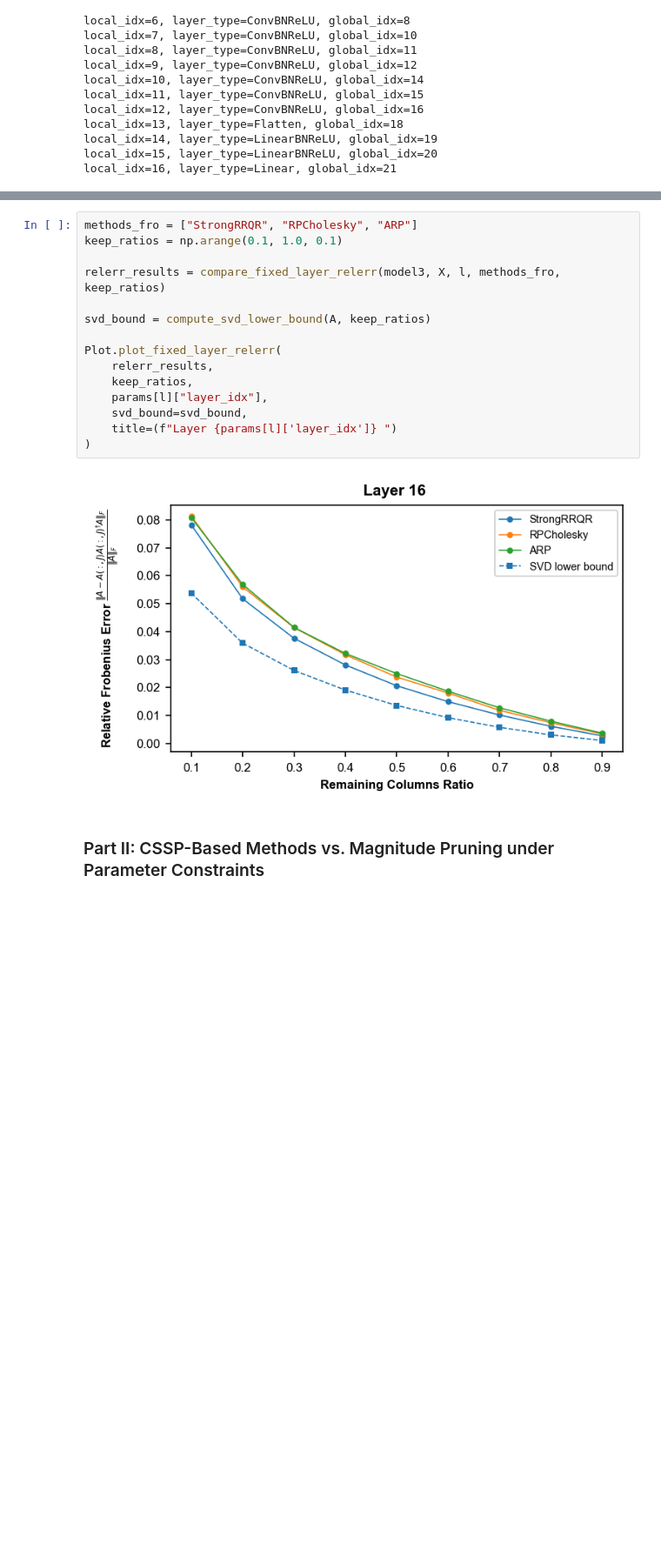
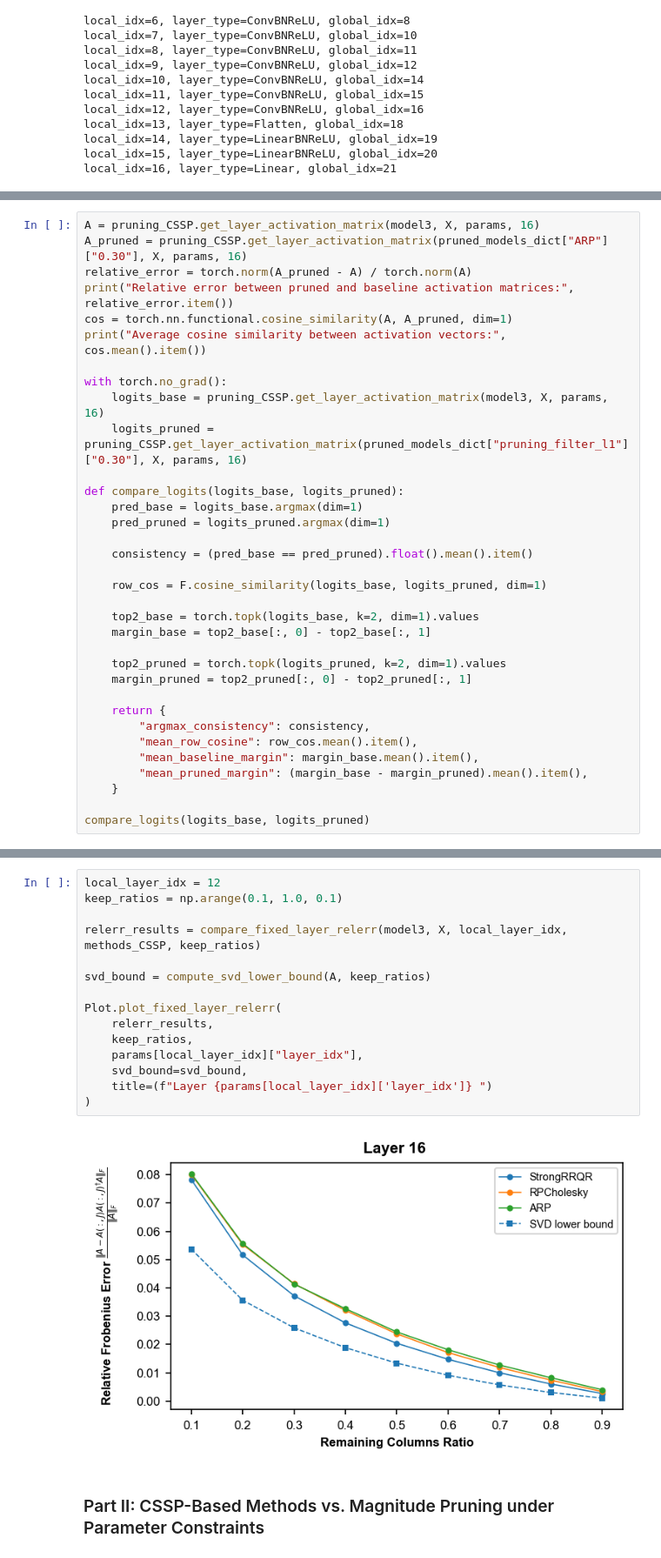
Before and after one commit to yuekai-yan/CSSP_Neural_Networks_Pruning, a Jupyter notebook: CIFAR10.ipynb, the cells around one changed output, grey strips where cells are left out. Shown at 87% size. Drawn from its saved outputs; the diff is of its cells as text; blank space fills up the shorter version.

```diff
--- a/CIFAR10.ipynb
+++ b/CIFAR10.ipynb
@@ -327,0 +386,34 @@ Plot.plot_singular_value_spectrum(
+# %%
+A = pruning_CSSP.get_layer_activation_matrix(model3, X, params, 16)
+A_pruned = pruning_CSSP.get_layer_activation_matrix(pruned_models_dict["ARP"]["0.30"], X, params, 16)
+relative_error = torch.norm(A_pruned - A) / torch.norm(A)
+print("Relative error between pruned and baseline activation matrices:", relative_error.item())
+cos = torch.nn.functional.cosine_similarity(A, A_pruned, dim=1)
+print("Average cosine similarity between activation vectors:", cos.mean().item())
+
+with torch.no_grad():
+    logits_base = pruning_CSSP.get_layer_activation_matrix(model3, X, params, 16)
+    logits_pruned = pruning_CSSP.get_layer_activation_matrix(pruned_models_dict["pruning_filter_l1"]["0.30"], X, params, 16)
+
+def compare_logits(logits_base, logits_pruned):
+    pred_base = logits_base.argmax(dim=1)
+    pred_pruned = logits_pruned.argmax(dim=1)
+
+    consistency = (pred_base == pred_pruned).float().mean().item()
+
+    row_cos = F.cosine_similarity(logits_base, logits_pruned, dim=1)
+
+    top2_base = torch.topk(logits_base, k=2, dim=1).values
+    margin_base = top2_base[:, 0] - top2_base[:, 1]
+
+    top2_pruned = torch.topk(logits_pruned, k=2, dim=1).values
+    margin_pruned = top2_pruned[:, 0] - top2_pruned[:, 1]
+
+    return {
+        "argmax_consistency": consistency,
+        "mean_row_cosine": row_cos.mean().item(),
+        "mean_baseline_margin": margin_base.mean().item(),
+        "mean_pruned_margin": (margin_base - margin_pruned).mean().item(),
+    }
+
+compare_logits(logits_base, logits_pruned)
@@ -328,20 +427,20 @@ Plot.plot_singular_value_spectrum(
 # %%
-methods_fro = ["StrongRRQR", "RPCholesky", "ARP"]
+local_layer_idx = 12
 keep_ratios = np.arange(0.1, 1.0, 0.1)
 
-relerr_results = compare_fixed_layer_relerr(model3, X, l, methods_fro, keep_ratios)
+relerr_results = compare_fixed_layer_relerr(model3, X, local_layer_idx, methods_CSSP, keep_ratios)
 
 svd_bound = compute_svd_lower_bound(A, keep_ratios)
 
 Plot.plot_fixed_layer_relerr(
     relerr_results,
     keep_ratios,
-    params[l]["layer_idx"],
+    params[local_layer_idx]["layer_idx"],
     svd_bound=svd_bound,
-    title=(f"Layer {params[l]['layer_idx']} ")
+    title=(f"Layer {params[local_layer_idx]['layer_idx']} ")
 )
 # %% [output]
-[figure, old version]
+[figure, new version]
 # %% [markdown]
 ### Part II: CSSP-Based Methods vs. Magnitude Pruning under Parameter Constraints
 # %%
```
Also changed, not shown: parts of 8 cells of this notebook, 4 other files.
